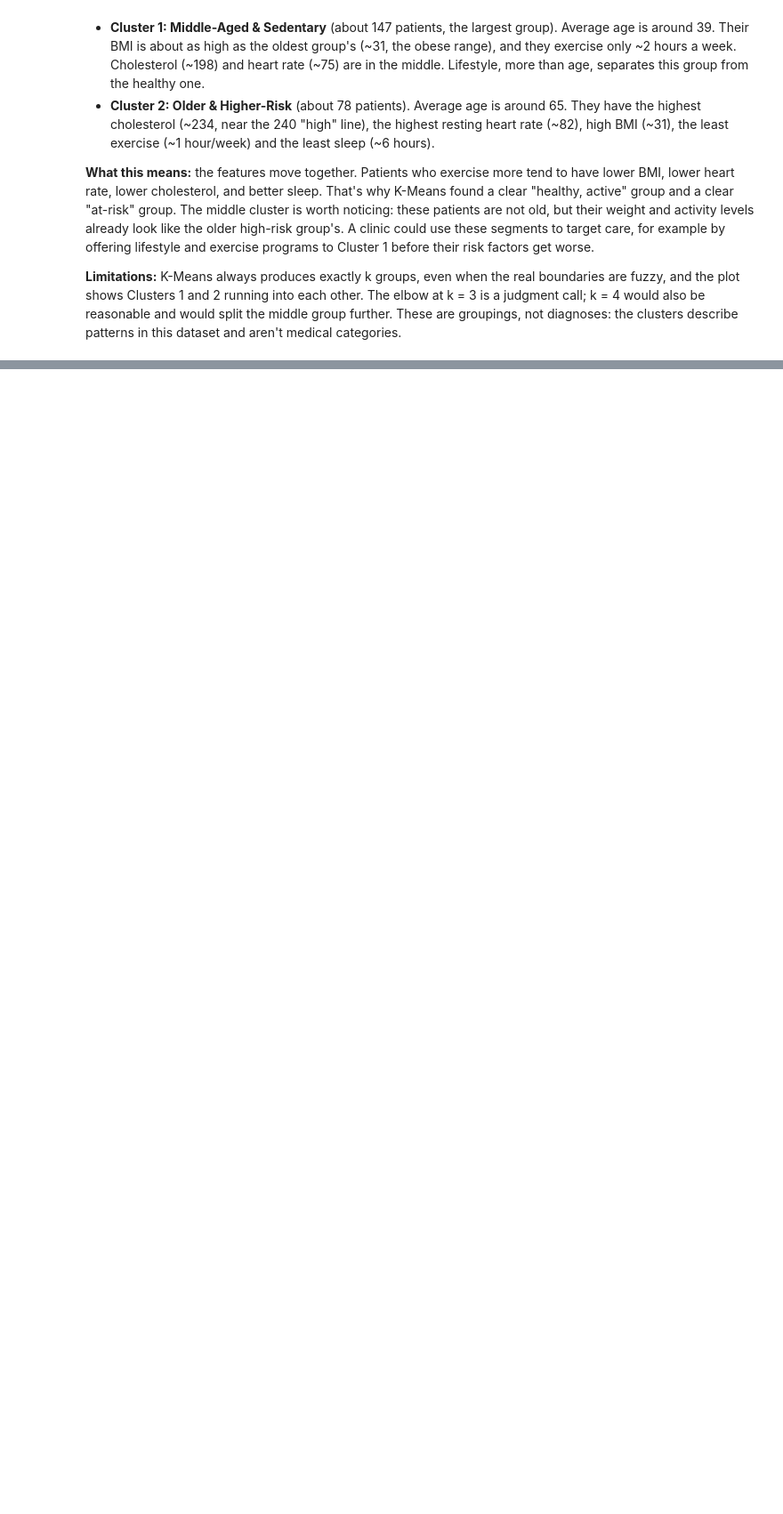
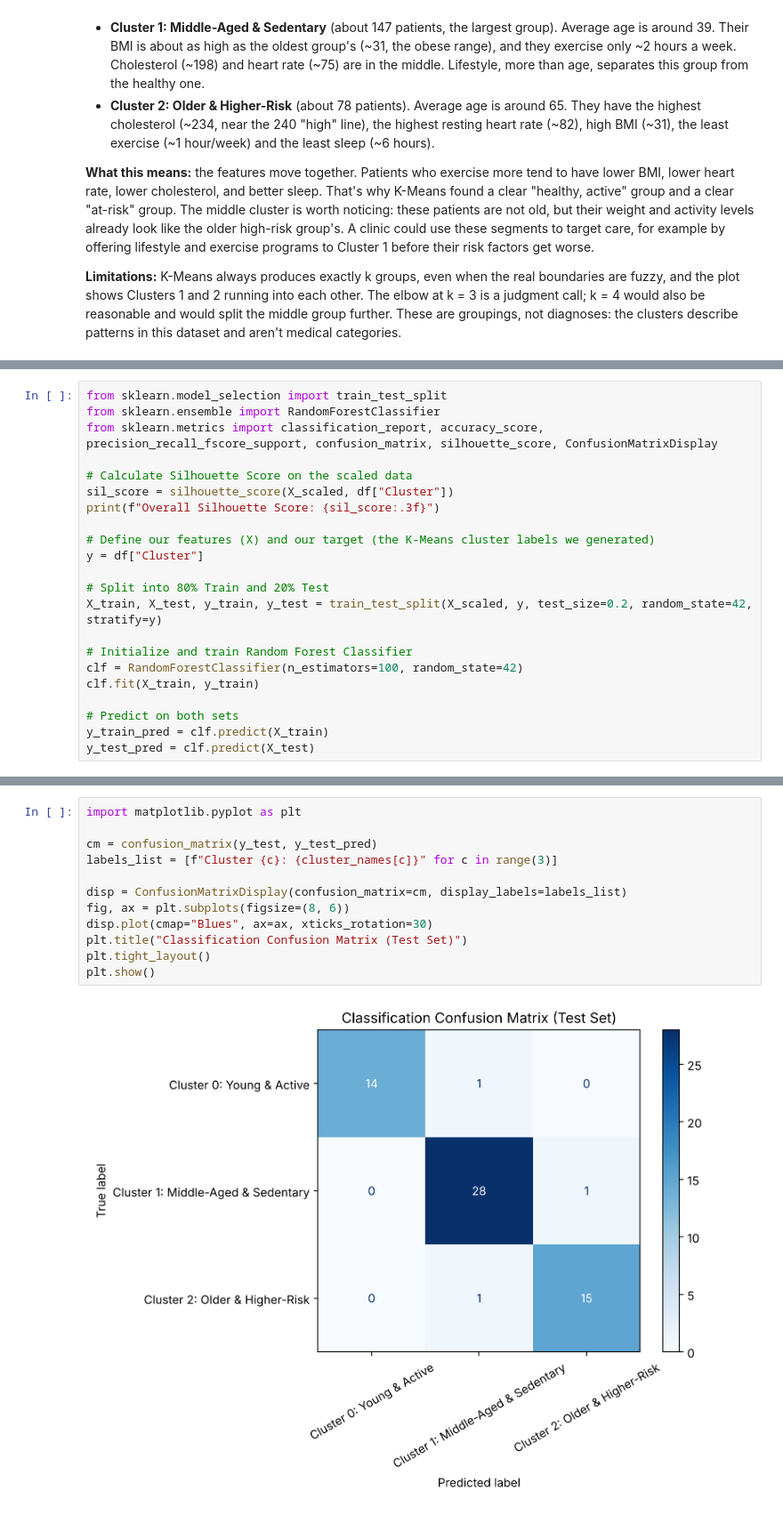
Before and after one commit to avisink/COSC_3327_Patient_Clustering, a Jupyter notebook: Data_Science_Clustering_Final_Project.ipynb, the cells around one changed output, grey strips where cells are left out. Shown at 89% size. Saved outputs shown, nothing was run; the diff lists cells and outputs as text; blank space fills up the shorter version.

```diff
--- a/Data_Science_Clustering_Final_Project.ipynb
+++ b/Data_Science_Clustering_Final_Project.ipynb
@@ -269,0 +275,22 @@ K-Means split the 300 patients into three health segments:
+# %%
+from sklearn.model_selection import train_test_split
+from sklearn.ensemble import RandomForestClassifier
+from sklearn.metrics import classification_report, accuracy_score, precision_recall_fscore_support, confusion_matrix, silhouette_score, ConfusionMatrixDisplay
+
+# Calculate Silhouette Score on the scaled data
+sil_score = silhouette_score(X_scaled, df["Cluster"])
+print(f"Overall Silhouette Score: {sil_score:.3f}")
+
+# Define our features (X) and our target (the K-Means cluster labels we generated)
+y = df["Cluster"]
+
+# Split into 80% Train and 20% Test
+X_train, X_test, y_train, y_test = train_test_split(X_scaled, y, test_size=0.2, random_state=42, stratify=y)
+
+# Initialize and train Random Forest Classifier
+clf = RandomForestClassifier(n_estimators=100, random_state=42)
+clf.fit(X_train, y_train)
+
+# Predict on both sets
+y_train_pred = clf.predict(X_train)
+y_test_pred = clf.predict(X_test)
@@ -269,0 +346,14 @@ K-Means split the 300 patients into three health segments:
+# %%
+import matplotlib.pyplot as plt
+
+cm = confusion_matrix(y_test, y_test_pred)
+labels_list = [f"Cluster {c}: {cluster_names[c]}" for c in range(3)]
+
+disp = ConfusionMatrixDisplay(confusion_matrix=cm, display_labels=labels_list)
+fig, ax = plt.subplots(figsize=(8, 6))
+disp.plot(cmap="Blues", ax=ax, xticks_rotation=30)
+plt.title("Classification Confusion Matrix (Test Set)")
+plt.tight_layout()
+plt.show()
+# %% [output]
+[figure, added]
```
Also changed, not shown: parts of 13 cells of this notebook.
